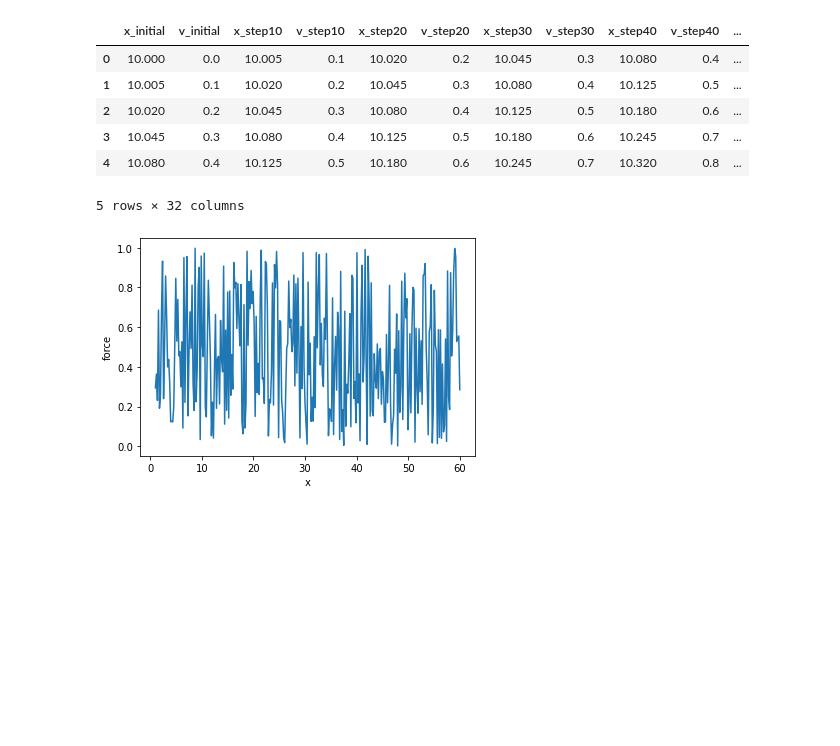
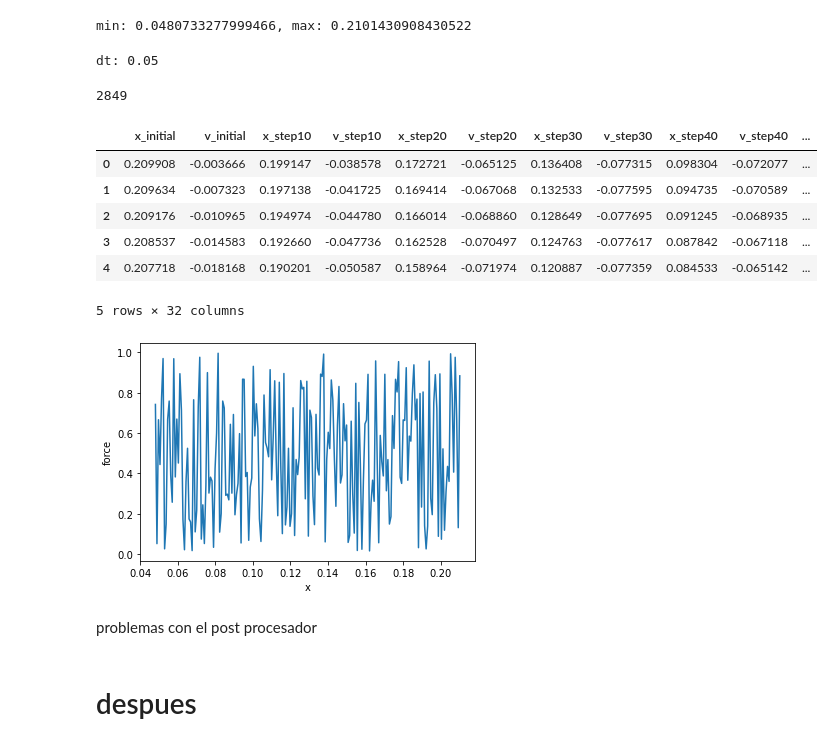
Before and after one commit to fbientrigo/machine-learning-physics, a Jupyter notebook: 3_better_net/main_may.ipynb, the cells around one changed output. Cells and saved outputs as stored; diff of their text form; code cells hidden in the pictures; blank space fills up the shorter version.

```diff
--- a/3_better_net/main_may.ipynb
+++ b/3_better_net/main_may.ipynb
@@ -24,0 +9,4 @@ df.head()
+# %%
+data = pd.read_csv("gen_data/heun_c1_u021.csv", index_col=0)
+print(len(data))
+data.head()
@@ -25,22 +21,43 @@ df.head()
+# %%
+# limits of data
+umax = data.u.max()
+umin = data.u.min()
+
+print(f"min: {umin}, max: {umax}")
+# %% [output]
+min: 0.0480733277999466, max: 0.2101430908430522
+# %%
+# important parameters from data
+dt = data.phi[1] - data.phi[0]
+print(f"dt: {dt}")
+
+# ammount of points for the force function
+# more points -> more training
+N_ff = 200
+# %% [output]
+dt: 0.05
 # %%
-df = deepql.separate_data(df, run_length=150, xmax=None, vmax=None)
-#print(f'len of data: {len(df)}')
+df = deepql.separate_data(df=data, run_length=150,
+     position='u', velocity='udot')
+
+print(len(df))
 df.head()
 # %% [output]
+2849
 |  | x_initial | v_initial | x_step10 | v_step10 | x_step20 | v_step20 | x_step30 | v_step30 | x_step40 | v_step40 | ... |
-| 0 | 10.000 | 0.0 | 10.005 | 0.1 | 10.020 | 0.2 | 10.045 | 0.3 | 10.080 | 0.4 | ... |
-| 1 | 10.005 | 0.1 | 10.020 | 0.2 | 10.045 | 0.3 | 10.080 | 0.4 | 10.125 | 0.5 | ... |
-| 2 | 10.020 | 0.2 | 10.045 | 0.3 | 10.080 | 0.4 | 10.125 | 0.5 | 10.180 | 0.6 | ... |
-| 3 | 10.045 | 0.3 | 10.080 | 0.4 | 10.125 | 0.5 | 10.180 | 0.6 | 10.245 | 0.7 | ... |
-| 4 | 10.080 | 0.4 | 10.125 | 0.5 | 10.180 | 0.6 | 10.245 | 0.7 | 10.320 | 0.8 | ... |
+| 0 | 0.209908 | -0.003666 | 0.199147 | -0.038578 | 0.172721 | -0.065125 | 0.136408 | -0.077315 | 0.098304 | -0.072077 | ... |
+| 1 | 0.209634 | -0.007323 | 0.197138 | -0.041725 | 0.169414 | -0.067068 | 0.132533 | -0.077595 | 0.094735 | -0.070589 | ... |
+| 2 | 0.209176 | -0.010965 | 0.194974 | -0.044780 | 0.166014 | -0.068860 | 0.128649 | -0.077695 | 0.091245 | -0.068935 | ... |
+| 3 | 0.208537 | -0.014583 | 0.192660 | -0.047736 | 0.162528 | -0.070497 | 0.124763 | -0.077617 | 0.087842 | -0.067118 | ... |
+| 4 | 0.207718 | -0.018168 | 0.190201 | -0.050587 | 0.158964 | -0.071974 | 0.120887 | -0.077359 | 0.084533 | -0.065142 | ... |
-5 rows × 32 columns
+5 rows × 32 columns
 # %%
 model = deepql.diffnet.diffNet(
-    depth=150, dt=1e-2, N=300, lower_limit=1.0, upper_limit=60,
-    post_process=True, pp_mu=0, pp_epsilon=1e-2, force_type='position'
+    depth=150, dt=dt, N=N_ff, lower_limit=umin, upper_limit=umax,
+    post_process=True, pp_mu=0, pp_epsilon=1e-2, force_type='position', debug=False
 )
 
 model.plot_parameters()
 # %% [output]
-[figure, old version]
+[figure, new version]
 # %%
@@ -69,4 +92,8 @@ my_dataloader = deepql.DataLoader(my_dataset, batch_size=batch_size, shuffle=shu
 
 running_loss = 0
 loss_array = []
+# %% [markdown]
+problemas con el post procesador
+# %% [markdown]
+# despues
 # %%
```
Also changed, not shown: parts of 5 cells of this notebook, 30 other files.
